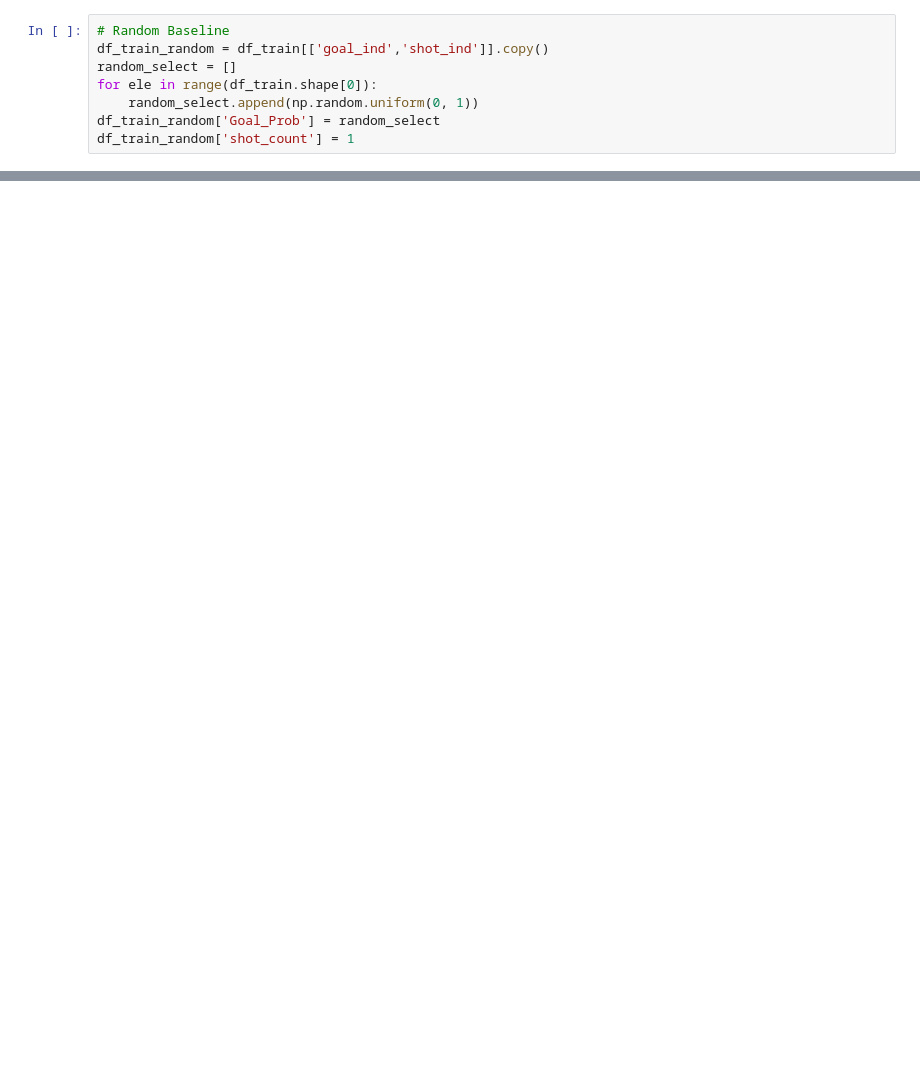
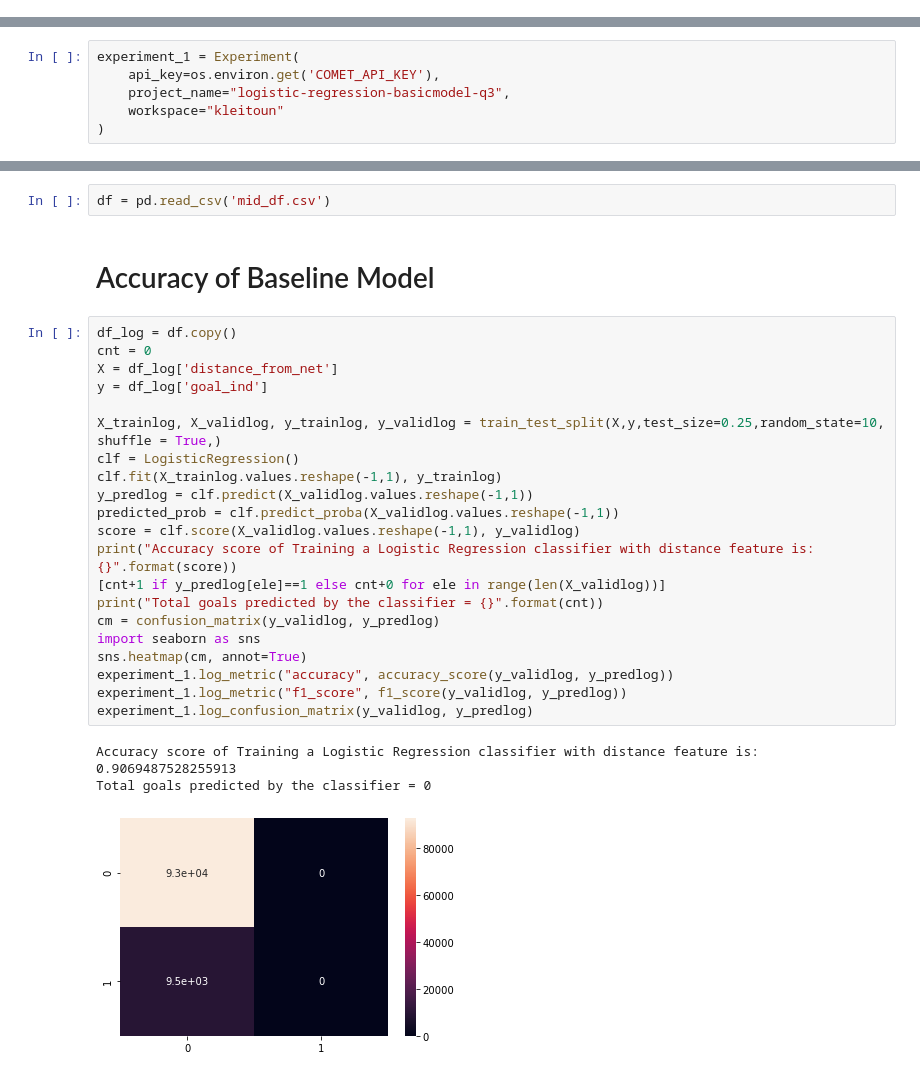
Before and after one commit to KrishnaManeeshaDendukuri/ift6758, a Jupyter notebook: ift6758-project-template-main/notebooks/Question_3_M2.ipynb, the cells around one changed output, grey strips where cells are left out. Cells and saved outputs as stored; diff of their text form; blank space fills up the shorter version.

Commit message:
updated Q3 to log all experiments

```diff
--- a/ift6758-project-template-main/notebooks/Question_3_M2.ipynb
+++ b/ift6758-project-template-main/notebooks/Question_3_M2.ipynb
@@ -152,8 +0,0 @@ for ele in list_model_iter:
-# %%
-# Random Baseline
-df_train_random = df_train[['goal_ind','shot_ind']].copy()
-random_select = []
-for ele in range(df_train.shape[0]):
-    random_select.append(np.random.uniform(0, 1))
-df_train_random['Goal_Prob'] = random_select
-df_train_random['shot_count'] = 1
@@ -429,0 +27,6 @@ plt.show()
+# %%
+experiment_1 = Experiment(
+    api_key=os.environ.get('COMET_API_KEY'),
+    project_name="logistic-regression-basicmodel-q3",
+    workspace="kleitoun"
+)
@@ -429,0 +83,29 @@ plt.show()
+# %%
+df = pd.read_csv('mid_df.csv')
+# %% [markdown]
+# Accuracy of Baseline Model
+# %%
+df_log = df.copy()
+cnt = 0
+X = df_log['distance_from_net']
+y = df_log['goal_ind']
+
+X_trainlog, X_validlog, y_trainlog, y_validlog = train_test_split(X,y,test_size=0.25,random_state=10, shuffle = True,)
+clf = LogisticRegression()
+clf.fit(X_trainlog.values.reshape(-1,1), y_trainlog)
+y_predlog = clf.predict(X_validlog.values.reshape(-1,1))
+predicted_prob = clf.predict_proba(X_validlog.values.reshape(-1,1))
+score = clf.score(X_validlog.values.reshape(-1,1), y_validlog)
+print("Accuracy score of Training a Logistic Regression classifier with distance feature is: {}".format(score))
+[cnt+1 if y_predlog[ele]==1 else cnt+0 for ele in range(len(X_validlog))]
+print("Total goals predicted by the classifier = {}".format(cnt))
+cm = confusion_matrix(y_validlog, y_predlog)
+import seaborn as sns
+sns.heatmap(cm, annot=True)
+experiment_1.log_metric("accuracy", accuracy_score(y_validlog, y_predlog))
+experiment_1.log_metric("f1_score", f1_score(y_validlog, y_predlog))
+experiment_1.log_confusion_matrix(y_validlog, y_predlog)
+# %% [output]
+Accuracy score of Training a Logistic Regression classifier with distance feature is: 0.9069487528255913
+Total goals predicted by the classifier = 0
+[figure, added]
```
Also changed, not shown: parts of 47 cells of this notebook.
